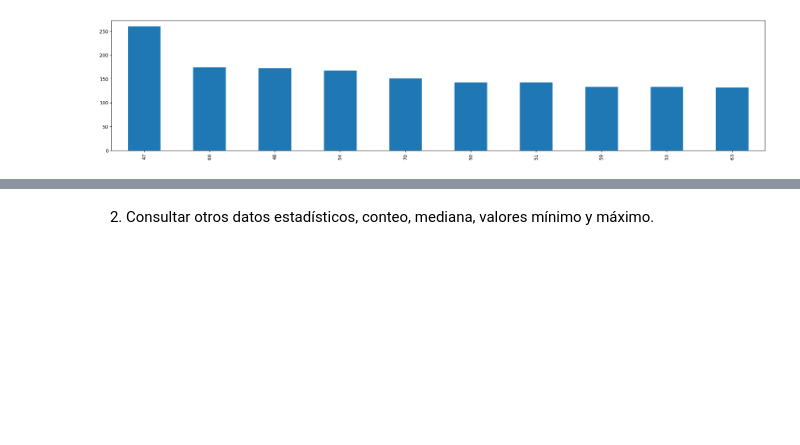
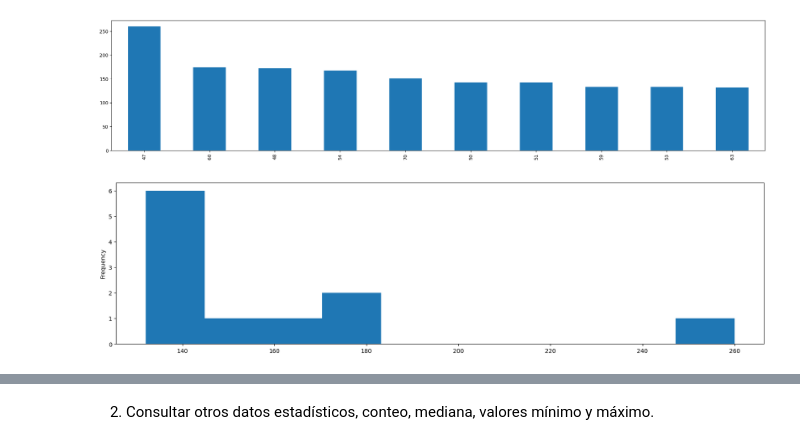
Before and after one commit to Wanves/InmersionAluraLatamDatos, a Jupyter notebook: Clase1.ipynb, the cells around one changed output, grey strips where cells are left out. Saved outputs shown, nothing was run; the diff lists cells and outputs as text; code cells hidden in the pictures; blank space fills up the shorter version.

```diff
--- a/Clase1.ipynb
+++ b/Clase1.ipynb
@@ -499,3 +504,8 @@ plt.figure(figsize=(25,5))
 inmuebles_barrio_total_documentacion.head(10).plot.bar();
 # %% [output]
 [figure]
+# %%
+plt.figure(figsize=(20,5))
+inmuebles_barrio_total_documentacion.head(11).plot.hist();
+# %% [output]
+[figure, added]
```
Also changed, not shown: parts of 4 cells of this notebook.
